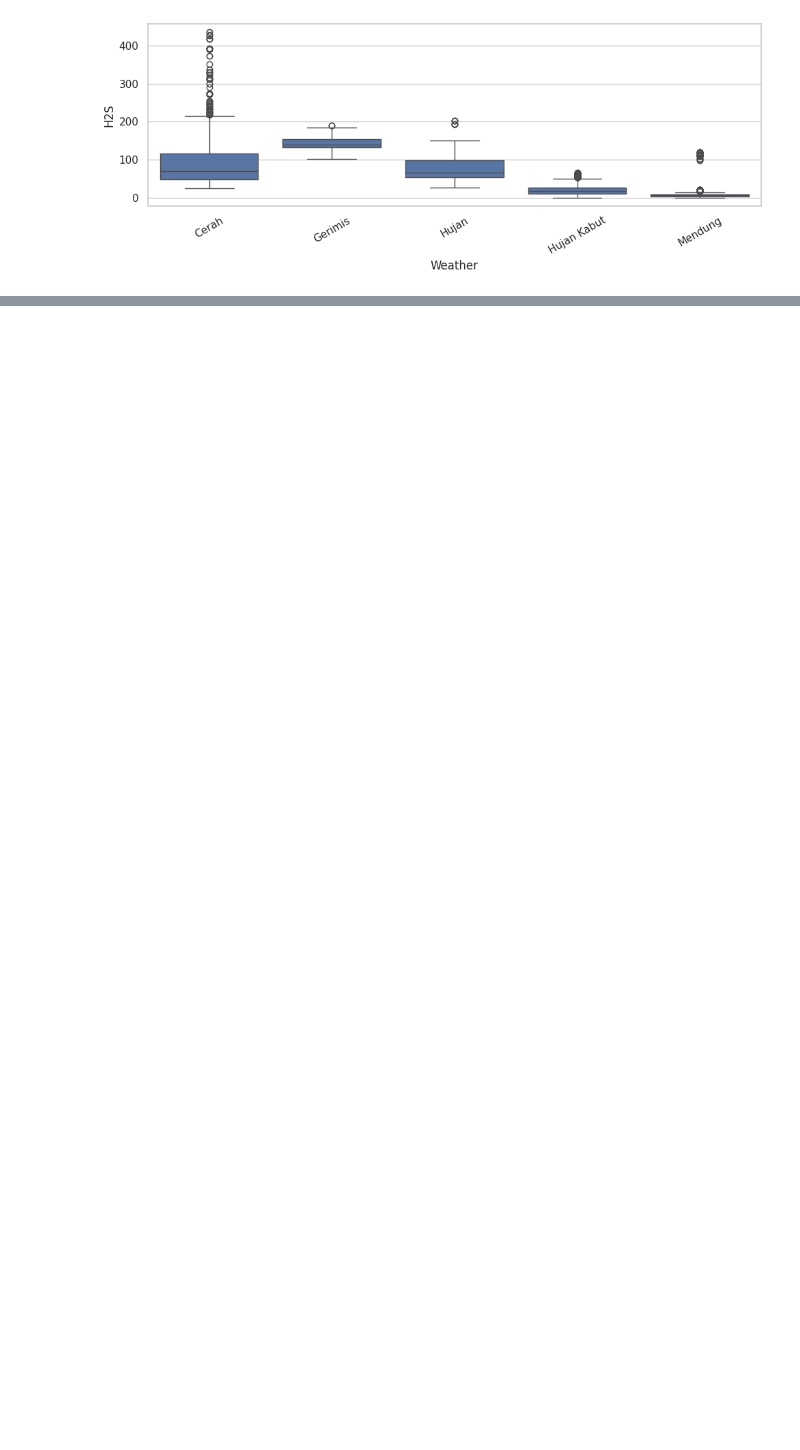
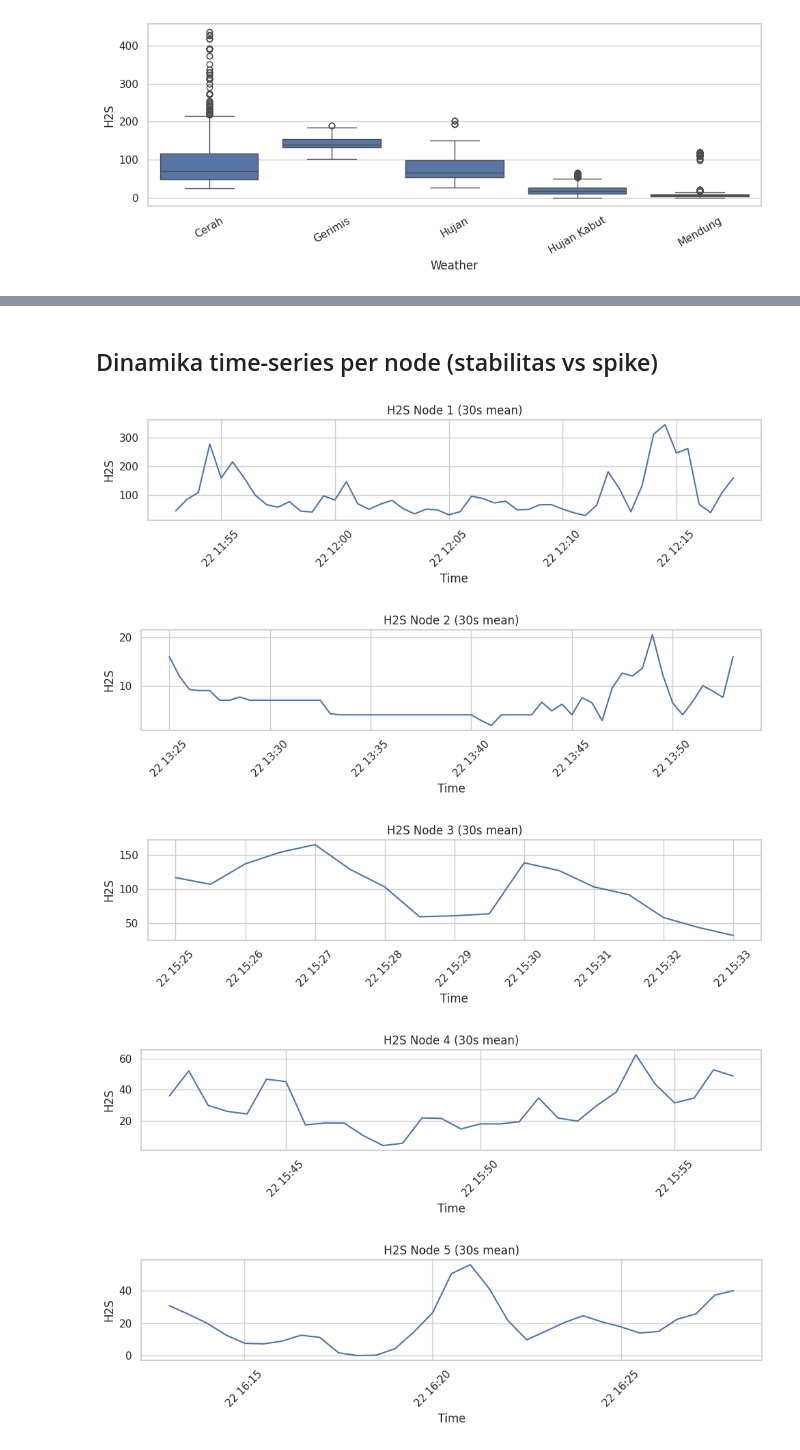
Before and after one commit to adithyarhm/sulfur-gas-concentration-forecasting, a Jupyter notebook: TA_Nodes_Analysis.ipynb, the cells around one changed output, grey strips where cells are left out. Drawn from its saved outputs; the diff is of its cells as text; code cells hidden in the pictures; blank space fills up the shorter version.

```diff
--- a/TA_Nodes_Analysis.ipynb
+++ b/TA_Nodes_Analysis.ipynb
@@ -269,0 +371,24 @@ df.to_csv('/content/drive/MyDrive/StasRG/TA/dataset/allnode_eda_clean.csv', inde
+# %% [markdown]
+## Dinamika time-series per node (stabilitas vs spike)
+# %%
+def plot_ts_node(node_id, var='H2S', window='30s'):
+    data = df[df['Node'] == node_id].set_index('DateTime').sort_index()
+    # Resample ringan biar plot lebih smooth
+    res = data[var].resample(window).mean()
+
+    plt.figure(figsize=(10,3))
+    plt.plot(res.index, res.values)
+    plt.title(f'{var} Node {node_id} ({window} mean)')
+    plt.ylabel(var); plt.xlabel('Time')
+    plt.xticks(rotation=45)
+    plt.tight_layout()
+    plt.show()
+
+for nid in sorted(df['Node'].unique()):
+    plot_ts_node(nid, var='H2S', window='30s')
+# %% [output]
+[figure, added]
+[figure, added]
+[figure, added]
+[figure, added]
+[figure, added]
```
Also changed, not shown: parts of 25 cells of this notebook.
